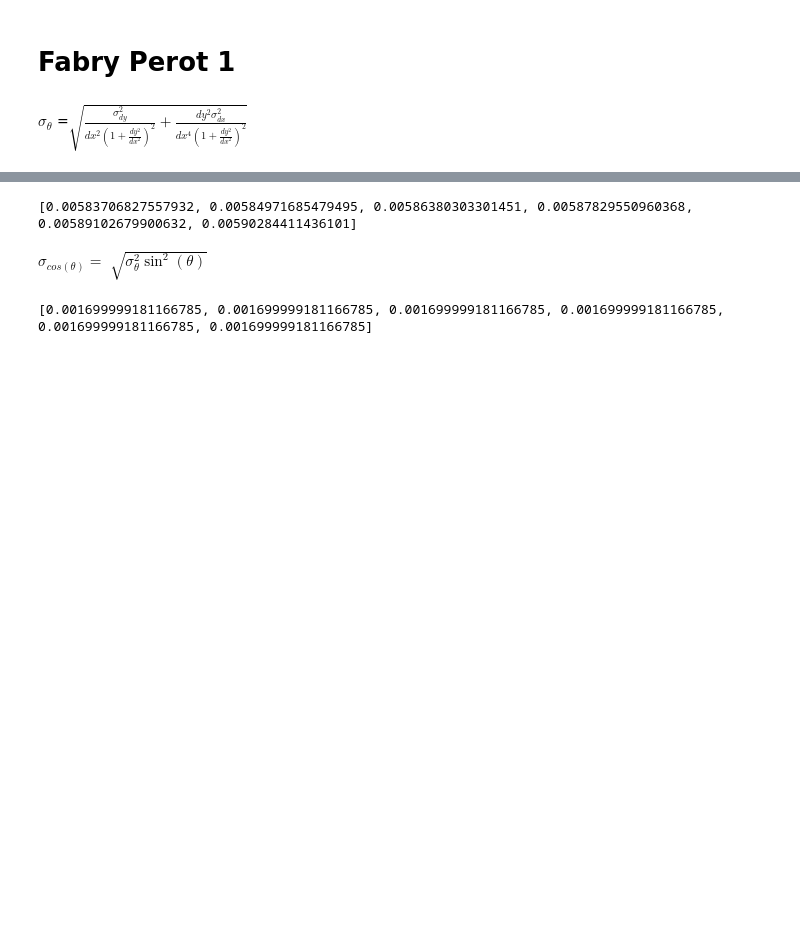
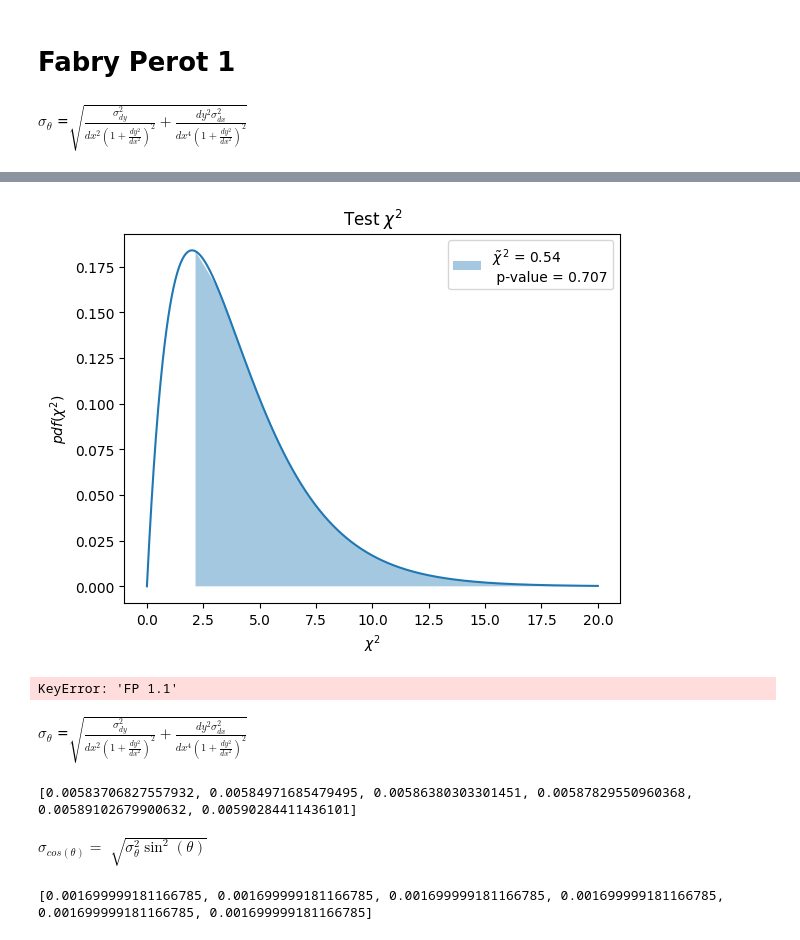
Before and after one commit to Yedi278/Lab2, a Jupyter notebook: Interferometro/Interferometro.ipynb, the cells around one changed output, grey strips where cells are left out. Cells and saved outputs as stored; diff of their text form; code cells hidden in the pictures; blank space fills up the shorter version.

```diff
--- a/Interferometro/Interferometro.ipynb
+++ b/Interferometro/Interferometro.ipynb
@@ -232,0 +338,12 @@ def errore_angoli(dx,dy, errx=1e-1, erry=1e-1):
+# %%
+draw_p_value(m.fval,m.ndof,x_limit=20)
+plt.savefig('fp1_pvalue.pdf')
+# %% [output]
+[figure, added]
+# %%
+fp11 = df['FP 1.1']
+angolo = fp1['angolo'].to_numpy()
+N_fp1 = fp1['N cerchio'].to_numpy()
+cs_angolo = np.cos(angolo)
+# %% [output]
+KeyError: 'FP 1.1'
@@ -232,0 +360,6 @@ def errore_angoli(dx,dy, errx=1e-1, erry=1e-1):
+# %%
+formula = 'atan(dy/dx)'
+err = formula_errori('dy,dx',formula,True)
+Latex(r'$\sigma_\theta$ ='+err)
+# %% [output]
+$\sigma_\theta$ =$\sqrt{\frac{\sigma_{dy}^{2}}{dx^{2} \left(1 + \frac{dy^{2}}{dx^{2}}\right)^{2}} + \frac{dy^{2} \sigma_{dx}^{2}}{dx^{4} \left(1 + \frac{dy^{2}}{dx^{2}}\right)^{2}}}$
```
Also changed, not shown: parts of 16 cells of this notebook, 3 other files.
